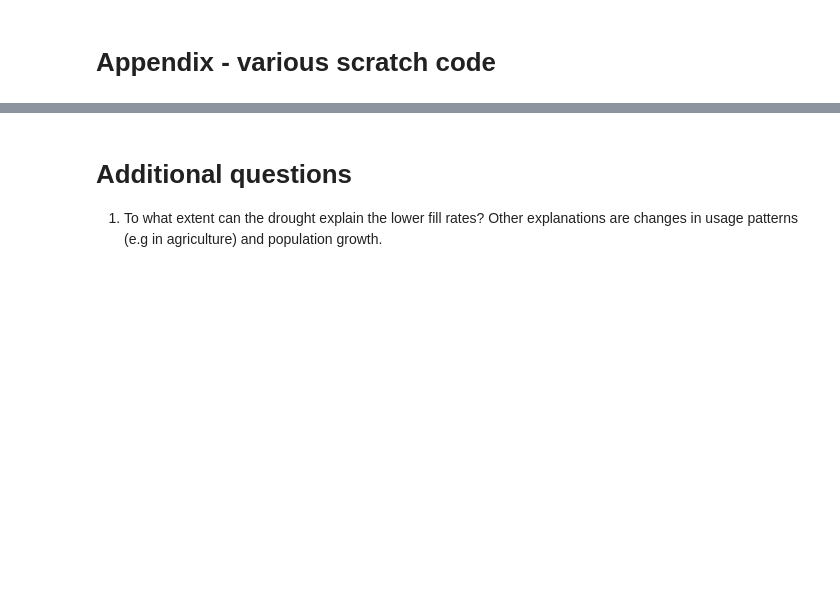
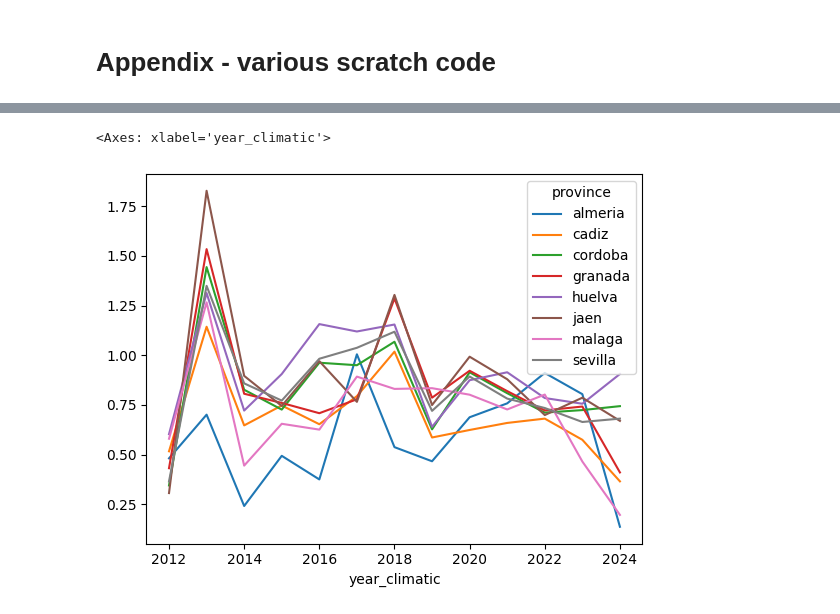
Before and after one commit to cgoldammer/andalucian-water, a Jupyter notebook: docs/analysis.ipynb, the cells around one changed output, grey strips where cells are left out. Cells and saved outputs as stored; diff of their text form; code cells hidden in the pictures; blank space fills up the shorter version.

```diff
--- a/docs/analysis.ipynb
+++ b/docs/analysis.ipynb
@@ -204,3 +250,8 @@ Note: This isn't a policy endorsement of this proposal, just a description of a
 way of understanding the price impact. If the price is not adjusted,
 demand pattern is unlikely to change. Reservoir supply is relatively fixed (which would change if one
 finds inexpensive ways of reducing water loss), then the only way to prevent drawdown of reservoirs is to add supply, either through desalination plants or by transporting in drinkable water from other regions.
+# %%
+form = 'share_storage_diff ~ rel_rainfall_compare'
+data_yearly['share_storage_diff'] = data_yearly.share_storage - data_yearly.share_storage_lag
+model_drawdown = smf.ols(formula=form, data=data_yearly.reset_index()).fit()
+model_drawdown.summary()
@@ -693,4 +395,5 @@ cols = ['rainfall_change', 'avgrainfall_change']
-# %% [markdown]
-# Additional questions
-
-1. To what extent can the drought explain the lower fill rates? Other explanations are changes in usage patterns (e.g in agriculture) and population growth.
+# %%
+data_yearly.reset_index().groupby(['year_climatic', 'province']).rel_rainfall_compare.mean().unstack().plot()
+# %% [output]
+<Axes: xlabel='year_climatic'>
+[figure, added]
```
Also changed, not shown: parts of 51 cells of this notebook, 3 other files.
